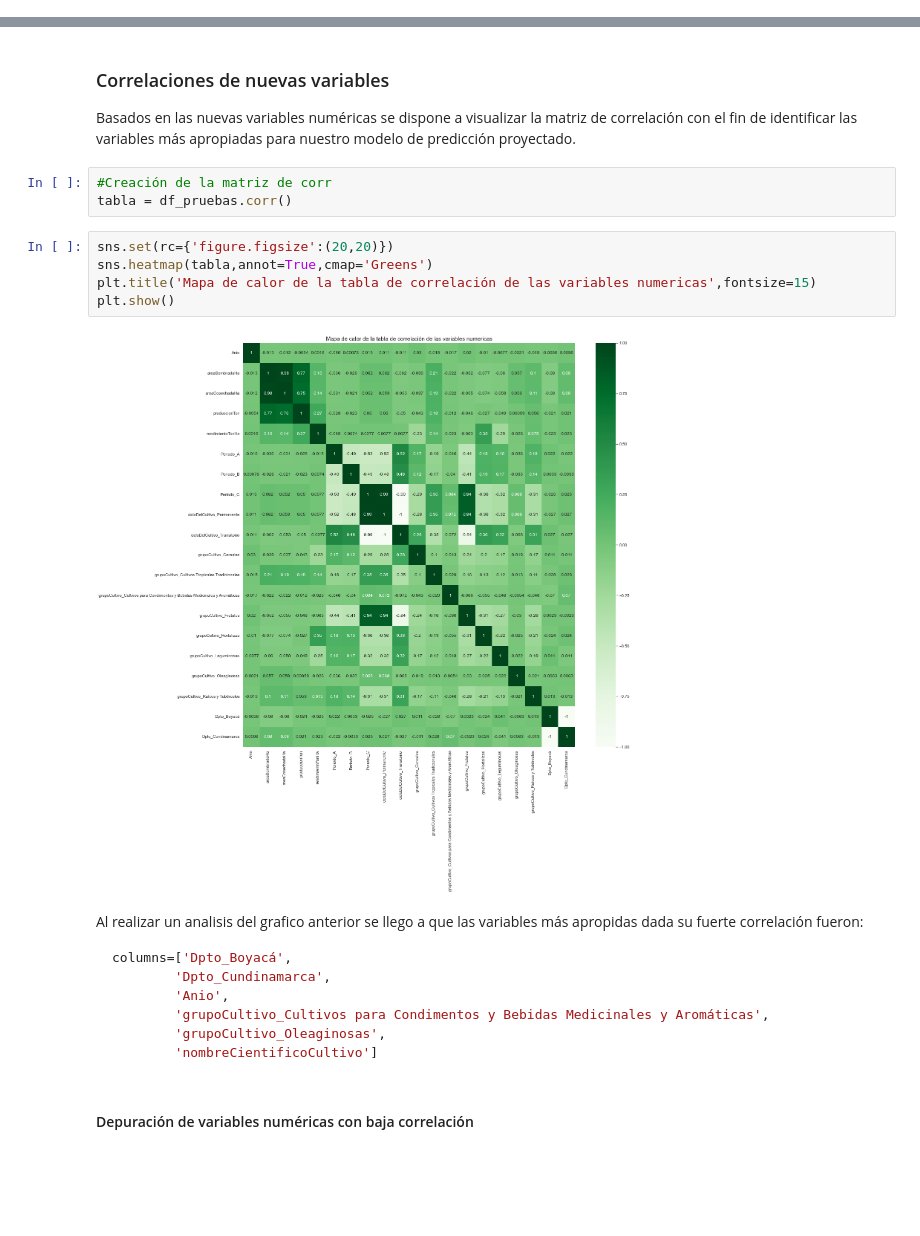
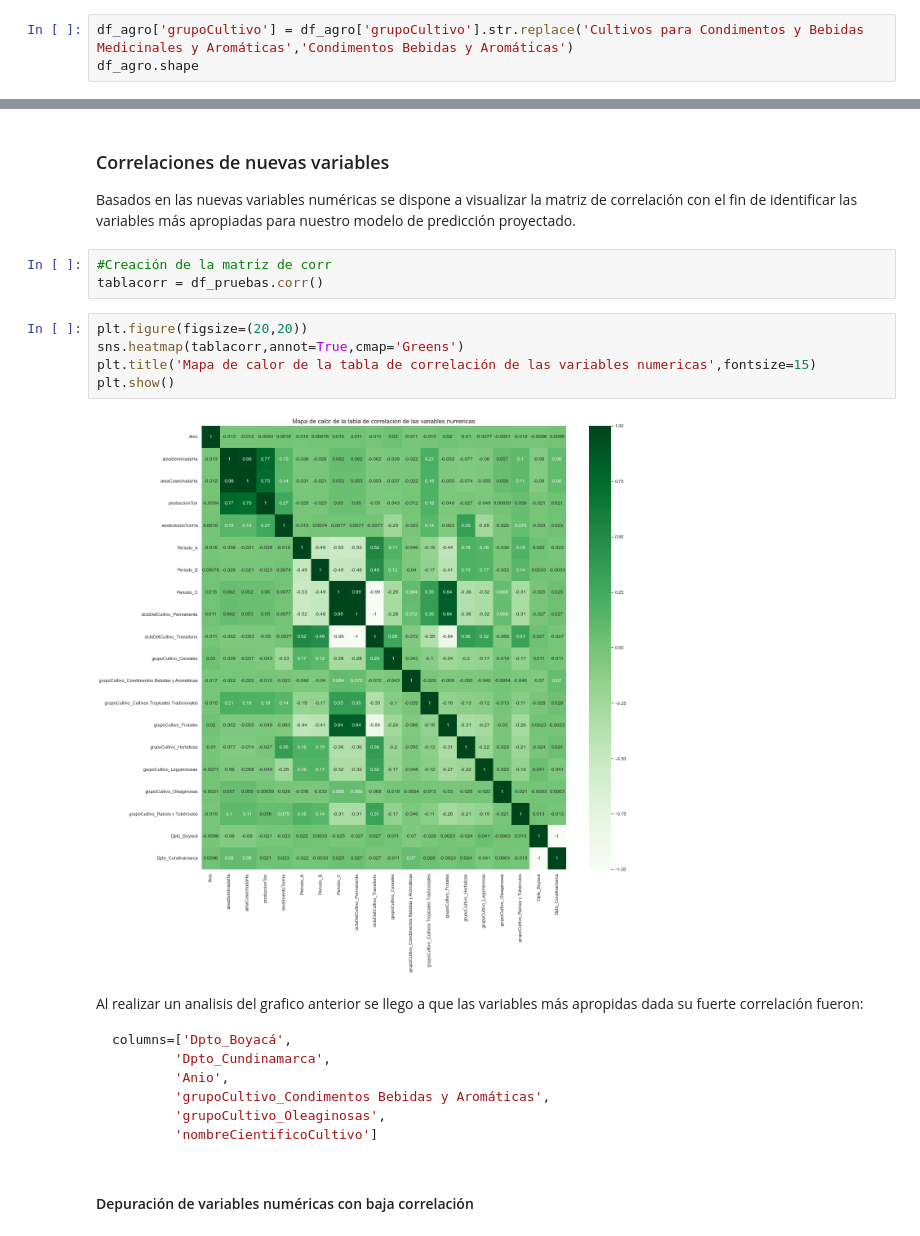
Before and after one commit to Samave02/Evaluaciones-Agropecuarias-Boyaca-Cundinamarca, a Jupyter notebook: Procesos de Analisis/Analisis_estadisticos_descriptivos.ipynb, the cells around one changed output, grey strips where cells are left out. Drawn from its saved outputs; the diff is of its cells as text; blank space fills up the shorter version.

````diff
--- a/Procesos de Analisis/Analisis_estadisticos_descriptivos.ipynb
+++ b/Procesos de Analisis/Analisis_estadisticos_descriptivos.ipynb
@@ -21,0 +18,3 @@ df_agro.shape
+# %%
+df_agro['grupoCultivo'] = df_agro['grupoCultivo'].str.replace('Cultivos para Condimentos y Bebidas Medicinales y Aromáticas','Condimentos Bebidas y Aromáticas')
+df_agro.shape
@@ -77,21 +78,21 @@ df_pruebas.shape
 Basados en las nuevas variables numéricas se dispone a visualizar la matriz de correlación con el fin de identificar las variables más apropiadas para nuestro modelo de predicción proyectado.
 # %%
 #Creación de la matriz de corr
-tabla = df_pruebas.corr()
+tablacorr = df_pruebas.corr()
 # %%
-sns.set(rc={'figure.figsize':(20,20)})
-sns.heatmap(tabla,annot=True,cmap='Greens')
+plt.figure(figsize=(20,20))
+sns.heatmap(tablacorr,annot=True,cmap='Greens')
 plt.title('Mapa de calor de la tabla de correlación de las variables numericas',fontsize=15)
 plt.show()
 # %% [output]
-[figure, old version]
+[figure, new version]
 # %% [markdown]
 Al realizar un analisis del grafico anterior se llego a que las variables más apropidas dada su fuerte correlación fueron:
 ```Python
 columns=['Dpto_Boyacá',
         'Dpto_Cundinamarca',
         'Anio',
-        'grupoCultivo_Cultivos para Condimentos y Bebidas Medicinales y Aromáticas',
+        'grupoCultivo_Condimentos Bebidas y Aromáticas',
         'grupoCultivo_Oleaginosas',
         'nombreCientificoCultivo']
 ```
````
Also changed, not shown: parts of 20 cells of this notebook, 1 other file.
